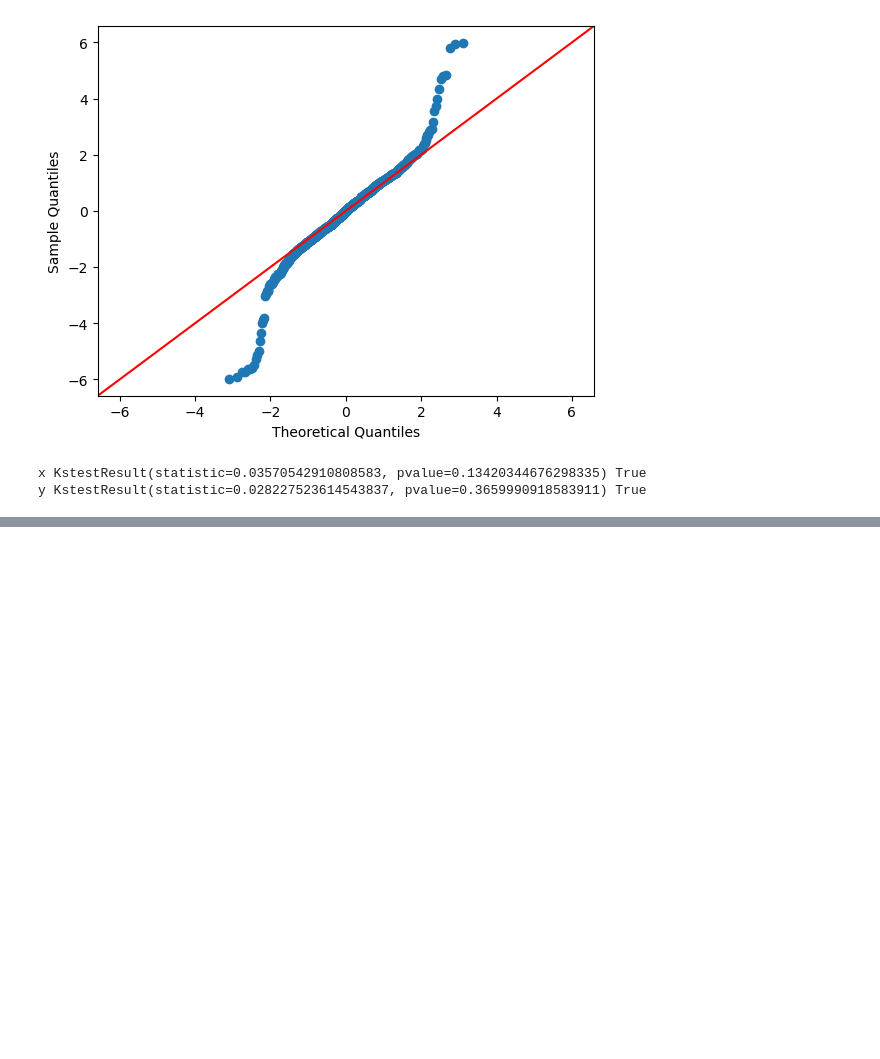
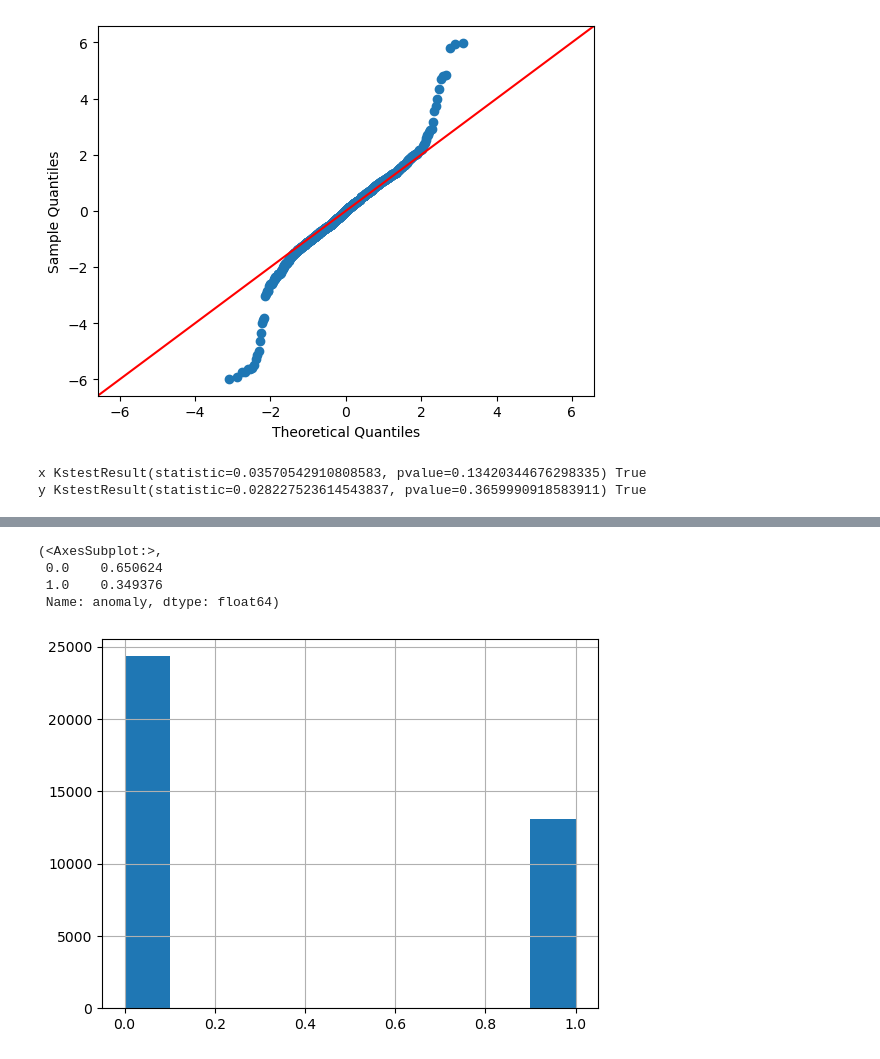
Before and after one commit to mipt-nd/novelty-detection, a Jupyter notebook: statistical_methods.ipynb, the cells around one changed output, grey strips where cells are left out. Drawn from its saved outputs; the diff is of its cells as text; code cells hidden in the pictures; blank space fills up the shorter version.

```diff
--- a/statistical_methods.ipynb
+++ b/statistical_methods.ipynb
@@ -40,0 +48,16 @@ y KstestResult(statistic=0.028227523614543837, pvalue=0.3659990918583911) True
+# %%
+all_files=[]
+import os
+for root, dirs, files in os.walk("./"):
+    for file in files:
+        if file.endswith(".csv"):
+             all_files.append(os.path.join(root, file))
+# %%
+dfs=[]
+for path in all_files:
+    df = pd.read_csv(path,index_col='datetime',sep=';',parse_dates=True)
+    print(path, df.shape)
+    dfs.append(df)
+print('Features:')
+for col in dfs[2].columns:
+    print('\t',col)
@@ -40,0 +82,5 @@ y KstestResult(statistic=0.028227523614543837, pvalue=0.3659990918583911) True
+# %%
+dfs = [df for df in dfs if df.shape[1] == 10]
+# %%
+df = pd.concat(dfs)
+df
@@ -40,0 +102,8 @@ y KstestResult(statistic=0.028227523614543837, pvalue=0.3659990918583911) True
+# %%
+df['anomaly'].hist(), df['anomaly'].value_counts(normalize=True)
+# %% [output]
+(<AxesSubplot:>,
+ 0.0    0.650624
+ 1.0    0.349376
+ Name: anomaly, dtype: float64)
+[figure, added]
```
Also changed, not shown: parts of 5 cells of this notebook.
